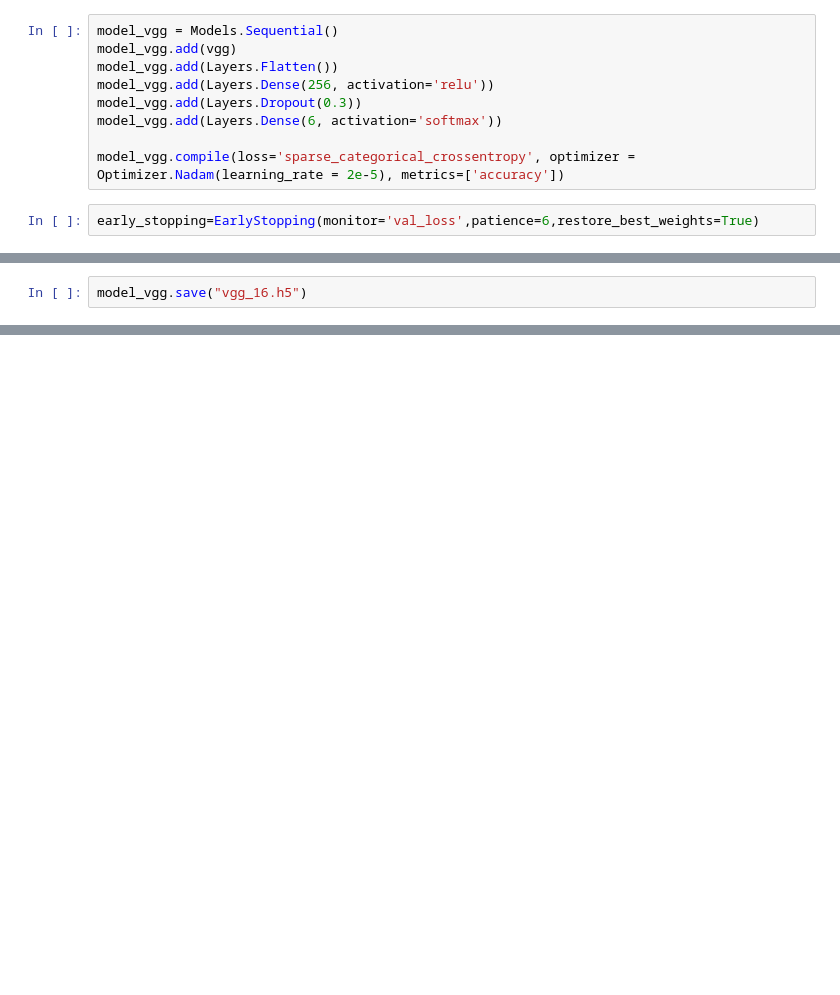
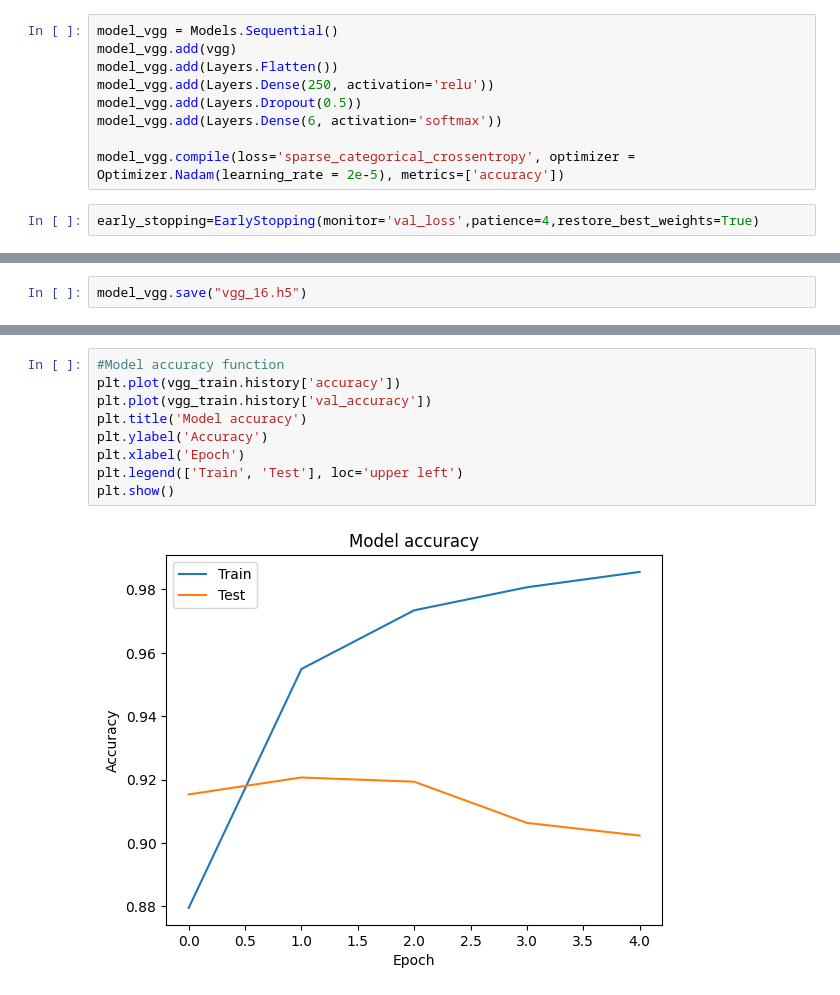
Before and after one commit to kale-sahil/intel-image-classification, a Jupyter notebook: VGG_16_1.ipynb, the cells around one changed output, grey strips where cells are left out. Saved outputs shown, nothing was run; the diff lists cells and outputs as text; blank space fills up the shorter version.

Commit message:
VGG 16 Training Model with plots
VGG 16 Training model, better accuracy with plots

```diff
--- a/VGG_16_1.ipynb
+++ b/VGG_16_1.ipynb
@@ -212,13 +210,13 @@ _________________________________________________________________
 model_vgg = Models.Sequential()
 model_vgg.add(vgg)
 model_vgg.add(Layers.Flatten())
-model_vgg.add(Layers.Dense(256, activation='relu'))
-model_vgg.add(Layers.Dropout(0.3))
+model_vgg.add(Layers.Dense(250, activation='relu'))
+model_vgg.add(Layers.Dropout(0.5))
 model_vgg.add(Layers.Dense(6, activation='softmax'))
 
 model_vgg.compile(loss='sparse_categorical_crossentropy', optimizer = Optimizer.Nadam(learning_rate = 2e-5), metrics=['accuracy'])
 # %%
-early_stopping=EarlyStopping(monitor='val_loss',patience=6,restore_best_weights=True)
+early_stopping=EarlyStopping(monitor='val_loss',patience=4,restore_best_weights=True)
 # %%
 vgg_train = model_vgg.fit(df_train, validation_data = df_test, validation_split=0.3, epochs =10, callbacks=early_stopping)
 # %% [output]
@@ -267,2 +255,13 @@ Trainable params: 16813638 (64.14 MB)
 Non-trainable params: 0 (0.00 Byte)
 _________________________________________________________________
+# %%
+#Model accuracy function
+plt.plot(vgg_train.history['accuracy'])
+plt.plot(vgg_train.history['val_accuracy'])
+plt.title('Model accuracy')
+plt.ylabel('Accuracy')
+plt.xlabel('Epoch')
+plt.legend(['Train', 'Test'], loc='upper left')
+plt.show()
+# %% [output]
+[figure, added]
```
Also changed, not shown: parts of 13 cells of this notebook.
